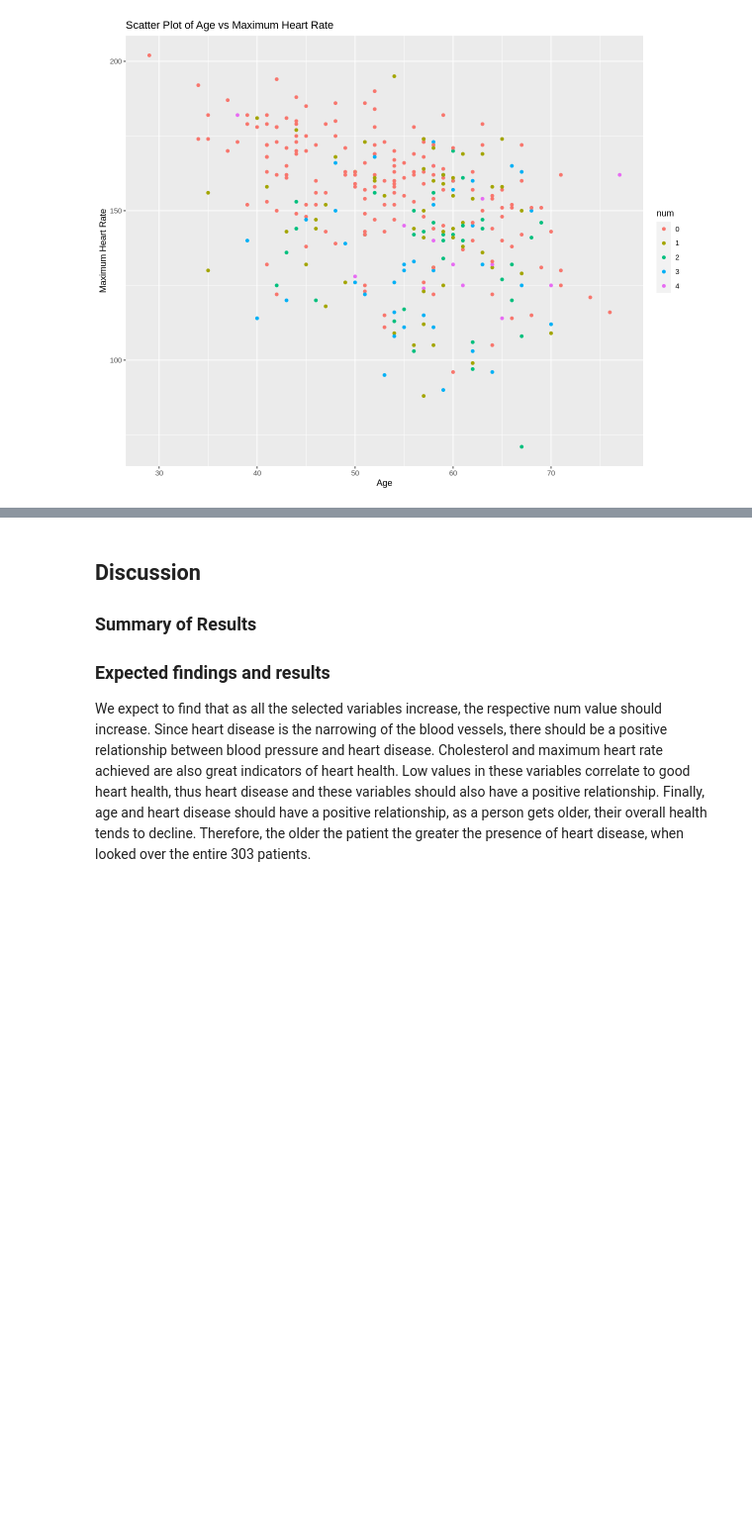
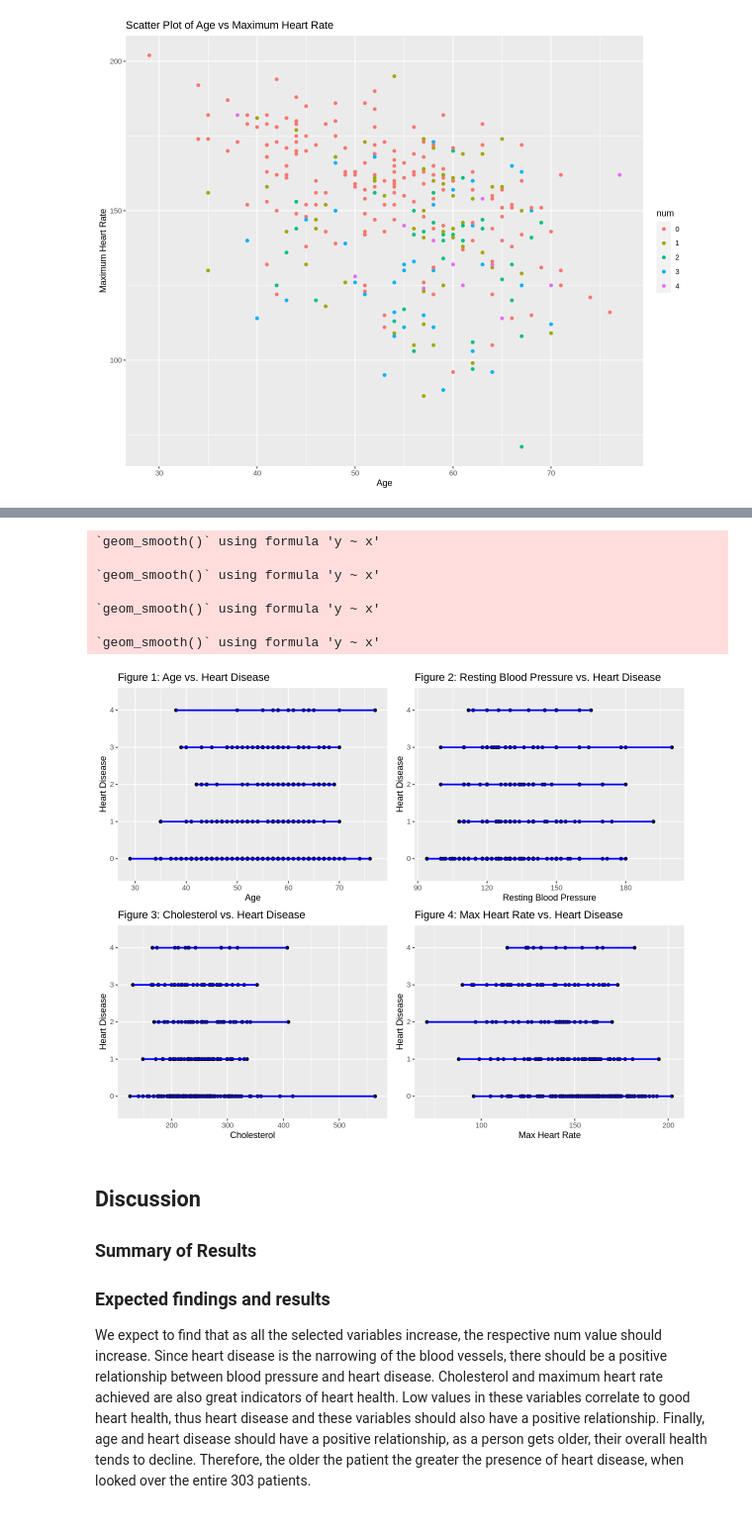
Before and after one commit to Dedoria/project_006_19, a Jupyter notebook: project_report.ipynb, the cells around one changed output, grey strips where cells are left out. Shown: that part at 99% size. Drawn from its saved outputs; the diff is of its cells as text; code cells hidden in the pictures; blank space fills up the shorter version.

Commit message:
KNN regression

```diff
--- a/project_report.ipynb
+++ b/project_report.ipynb
@@ -129,2 +111,10 @@ ggplot(heart_data, aes(x = age, y = thalach, color = num)) +
 # %% [output]
 [figure]
+# %%
+selected_data <- heart_data |>
+select(age, trestbps, chol, thalach, num)
+
+set.seed(1234)
+heart_split <- initial_split(selected_data, prop = 0.75, strata = num)
+heart_train <- training(heart_split)
+heart_test <- testing(heart_split)
@@ -131,3 +173,61 @@ ggplot(heart_data, aes(x = age, y = thalach, color = num)) +
+# %%
+# linear regression prediction
+lin_reg_spec <- linear_reg() |>
+  set_engine("lm") |>
+  set_mode("regression")
+
+
+recipe_lin_reg <- recipe(trestbps ~ ., data = heart_train) %>%
+  step_integer(num) %>%
+  step_scale(all_predictors()) %>%
+  step_center(all_predictors())
+
+
+lm_fit <- workflow() %>%
+  add_recipe(recipe_lin_reg) %>%
+  add_model(lin_reg_spec) %>%
+  fit(data = heart_train)
+
+# Scatter plots with linear regression lines
+p_age <- ggplot(heart_data, aes(x = age, y = num)) +
+  geom_point() +
+  geom_smooth(method = "lm", se = FALSE, color = "blue") +
+  labs(title = "Figure 1: Age vs. Heart Disease",
+       x = "Age",
+       y = "Heart Disease")
+
+p_trestbps <- ggplot(heart_data, aes(x = trestbps, y = num)) +
+  geom_point() +
+  geom_smooth(method = "lm", se = FALSE, color = "blue") +
+  labs(title = "Figure 2: Resting Blood Pressure vs. Heart Disease",
+       x = "Resting Blood Pressure",
+       y = "Heart Disease")
+
+p_chol <- ggplot(heart_data, aes(x = chol, y = num)) +
+  geom_point() +
+  geom_smooth(method = "lm", se = FALSE, color = "blue") +
+  labs(title = "Figure 3: Cholesterol vs. Heart Disease",
+       x = "Cholesterol",
+       y = "Heart Disease")
+
+p_thalach <- ggplot(heart_data, aes(x = thalach, y = num)) +
+  geom_point() +
+  geom_smooth(method = "lm", se = FALSE, color = "blue") +
+  labs(title = "Figure 4: Max Heart Rate vs. Heart Disease",
+       x = "Max Heart Rate",
+       y = "Heart Disease")
+
+# Display the plots
+gridExtra::grid.arrange(p_age, p_trestbps, p_chol, p_thalach, nrow = 2)
+# %% [output]
+`geom_smooth()` using formula 'y ~ x'
+
+`geom_smooth()` using formula 'y ~ x'
+
+`geom_smooth()` using formula 'y ~ x'
+
+`geom_smooth()` using formula 'y ~ x'
+[figure, added]
 # %% [markdown]
 ## Discussion
 ### Summary of Results
```
Also changed, not shown: parts of 8 cells of this notebook.
